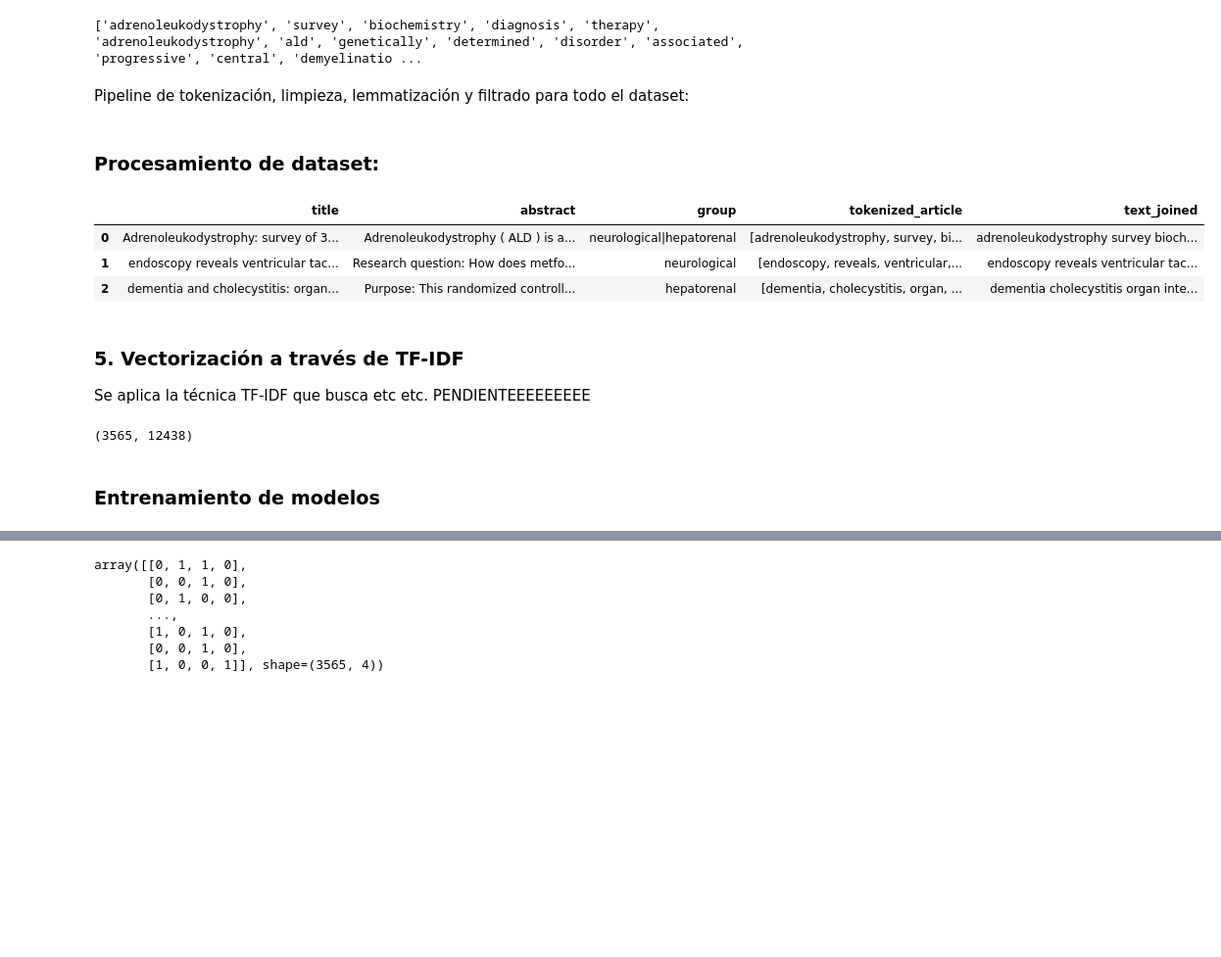
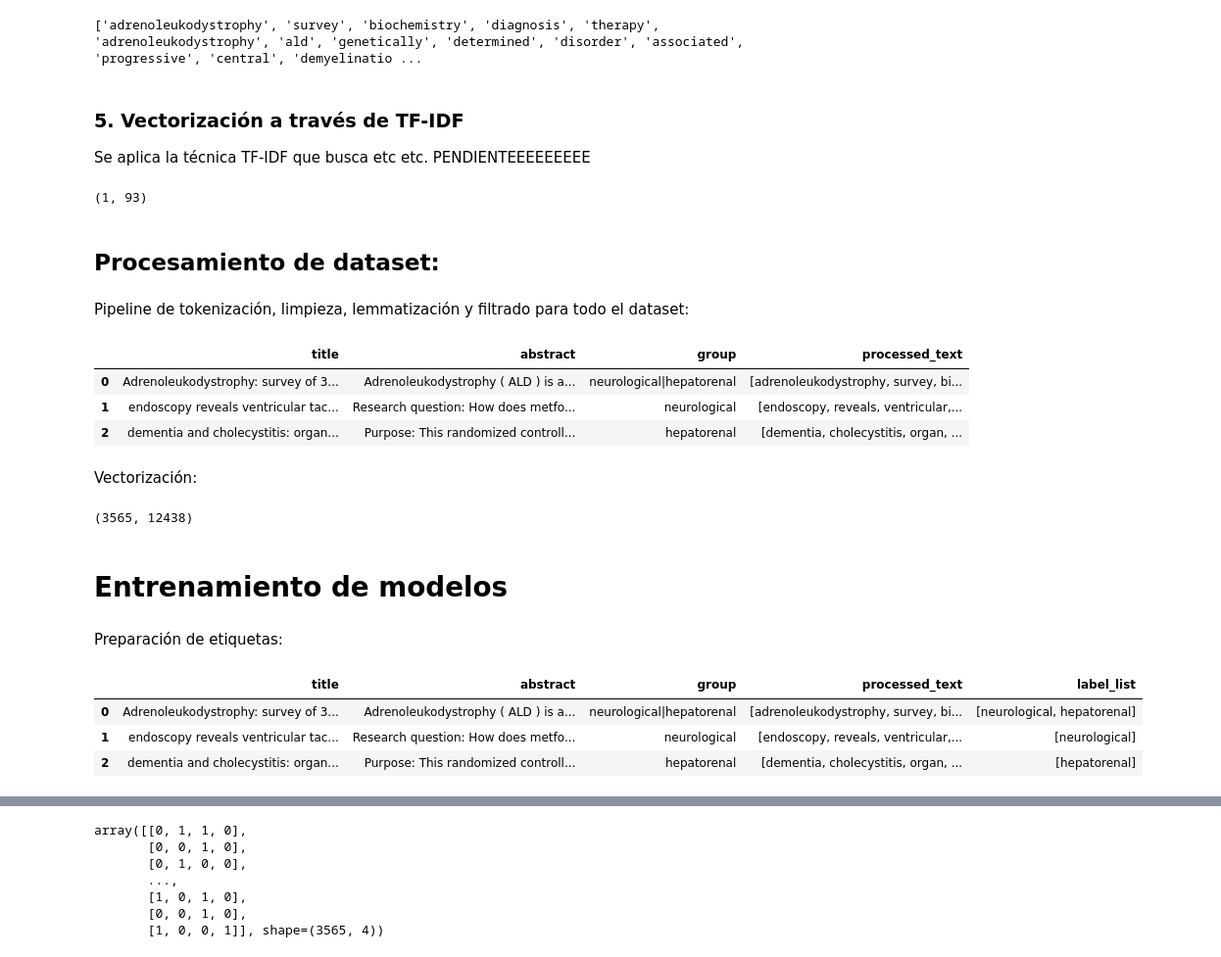
Before and after one commit to bryanMontoya/ChallengeTS, a Jupyter notebook: src/challenge_solution.ipynb, the cells around one changed output, grey strips where cells are left out. Shown: that part at 98% size. Drawn from its saved outputs; the diff is of its cells as text; code cells hidden in the pictures; blank space fills up the shorter version.

```diff
--- a/src/challenge_solution.ipynb
+++ b/src/challenge_solution.ipynb
@@ -143,37 +137,59 @@ filtered_tokens = remove_stopwords(lemmatized_words)
 print(filtered_tokens)
 # %% [output]
 ['adrenoleukodystrophy', 'survey', 'biochemistry', 'diagnosis', 'therapy', 'adrenoleukodystrophy', 'ald', 'genetically', 'determined', 'disorder', 'associated', 'progressive', 'central', 'demyelinatio ...
+# %% [markdown]
+### 5. Vectorización a través de TF-IDF
+Se aplica la técnica TF-IDF que busca etc etc. PENDIENTEEEEEEEEE
+# %%
+# Ejemplo
+text = [' '.join(filtered_tokens)]
+
+vectorizer_test = TfidfVectorizer()
+X = vectorizer_test.fit_transform(text)
+X.shape
+# %% [output]
+(1, 93)
+# %% [markdown]
+## Procesamiento de dataset:
 # %% [markdown]
 Pipeline de tokenización, limpieza, lemmatización y filtrado para todo el dataset:
 # %%
-def tokenization_pipeline(text):
+def nlp_pipeline(text):
+    lemmatizer = WordNetLemmatizer()
+
     tokens = tokenize_text(text)
     cleaned_tokens = clean_tokens(tokens)
-    lemmatized_words = lemmatize_words(cleaned_tokens)
+    lemmatized_words = lemmatize_words(cleaned_tokens, lemmatizer)
     filtered_words = remove_stopwords(lemmatized_words)
     return filtered_words
+# %%
+# Llamada al pipeline para todo el dataset
+df['processed_text'] = (df['title'] + df['abstract']).apply(nlp_pipeline)
+df.head(3)
+# %% [output]
+|  | title | abstract | group | processed_text |
+| 0 | Adrenoleukodystrophy: survey of 3... | Adrenoleukodystrophy ( ALD ) is a... | neurological|hepatorenal | [adrenoleukodystrophy, survey, bi... |
+| 1 | endoscopy reveals ventricular tac... | Research question: How does metfo... | neurological | [endoscopy, reveals, ventricular,... |
+| 2 | dementia and cholecystitis: organ... | Purpose: This randomized controll... | hepatorenal | [dementia, cholecystitis, organ, ... |
+# %% [markdown]
+Vectorización:
+# %%
+from sklearn.feature_extraction.text import TfidfVectorizer
+
+vectorizer = TfidfVectorizer()
+X = vectorizer.fit_transform(df['processed_text'].apply(lambda x: ' '.join(x)))
+X.shape
+# %% [output]
+(3565, 12438)
 # %% [markdown]
-### Procesamiento de dataset:
+# Entrenamiento de modelos
-# %%
-df['tokenized_article'] = (df['title'] + df['abstract']).apply(tokenization_pipeline)
+# %% [markdown]
+Preparación de etiquetas:
 # %%
-df['text_joined'] = df['tokenized_article'].apply(lambda tokens: ' '.join(tokens))
+df['label_list'] = df['group'].apply(lambda x: x.split('|'))
 df.head(3)
 # %% [output]
-|  | title | abstract | group | tokenized_article | text_joined |
-| 0 | Adrenoleukodystrophy: survey of 3... | Adrenoleukodystrophy ( ALD ) is a... | neurological|hepatorenal | [adrenoleukodystrophy, survey, bi... | adrenoleukodystrophy survey bioch... |
-| 1 | endoscopy reveals ventricular tac... | Research question: How does metfo... | neurological | [endoscopy, reveals, ventricular,... | endoscopy reveals ventricular tac... |
-| 2 | dementia and cholecystitis: organ... | Purpose: This randomized controll... | hepatorenal | [dementia, cholecystitis, organ, ... | dementia cholecystitis organ inte... |
+|  | title | abstract | group | processed_text | label_list |
+| 0 | Adrenoleukodystrophy: survey of 3... | Adrenoleukodystrophy ( ALD ) is a... | neurological|hepatorenal | [adrenoleukodystrophy, survey, bi... | [neurological, hepatorenal] |
+| 1 | endoscopy reveals ventricular tac... | Research question: How does metfo... | neurological | [endoscopy, reveals, ventricular,... | [neurological] |
+| 2 | dementia and cholecystitis: organ... | Purpose: This randomized controll... | hepatorenal | [dementia, cholecystitis, organ, ... | [hepatorenal] |
-# %% [markdown]
-### 5. Vectorización a través de TF-IDF
-Se aplica la técnica TF-IDF que busca etc etc. PENDIENTEEEEEEEEE
-# %%
-from sklearn.feature_extraction.text import TfidfVectorizer
-
-vectorizer = TfidfVectorizer()
-X = vectorizer.fit_transform(df['text_joined'])
-X.shape
-# %% [output]
-(3565, 12438)
-# %% [markdown]
-### Entrenamiento de modelos
```
Also changed, not shown: parts of 19 cells of this notebook, 1 other file.
